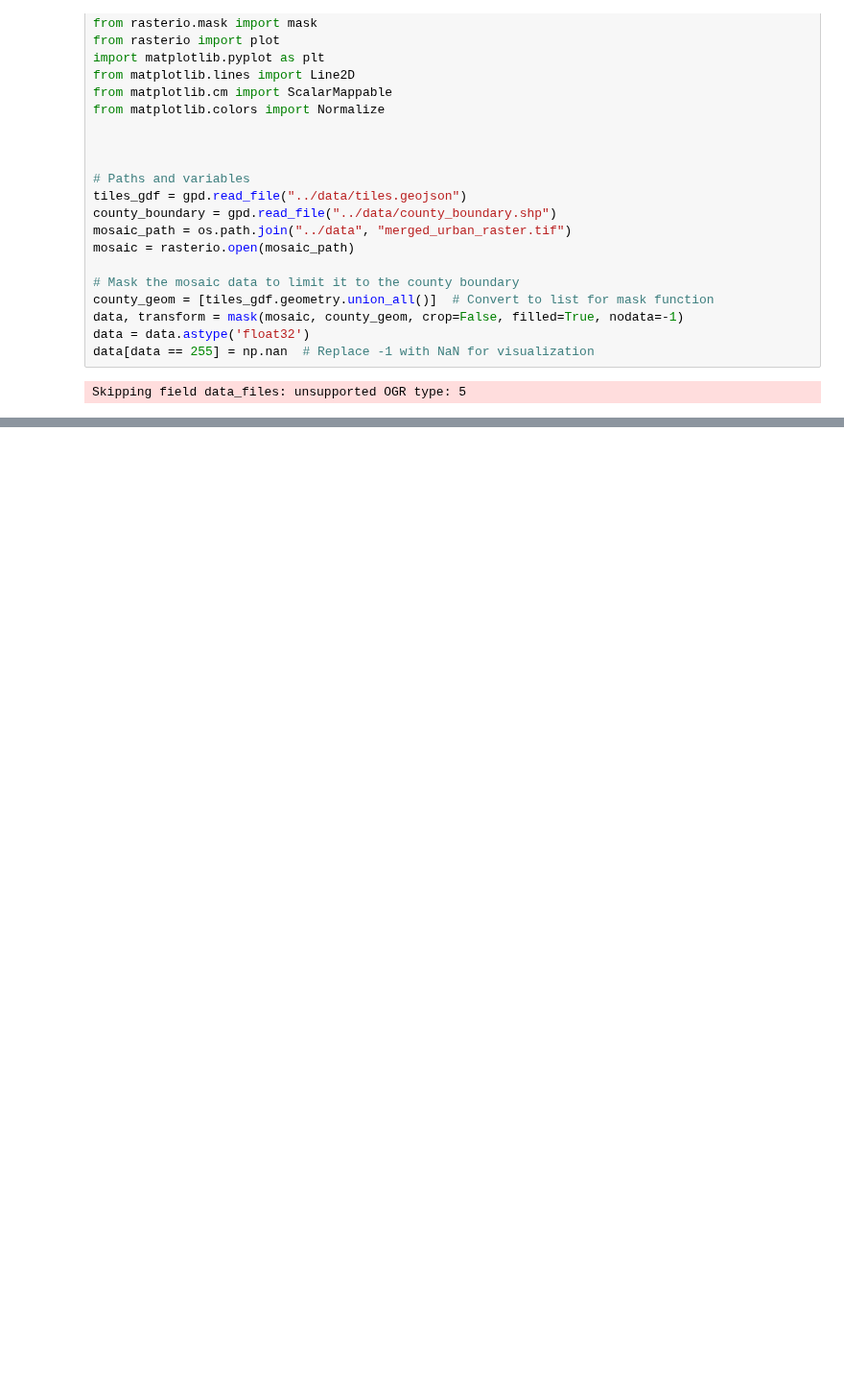
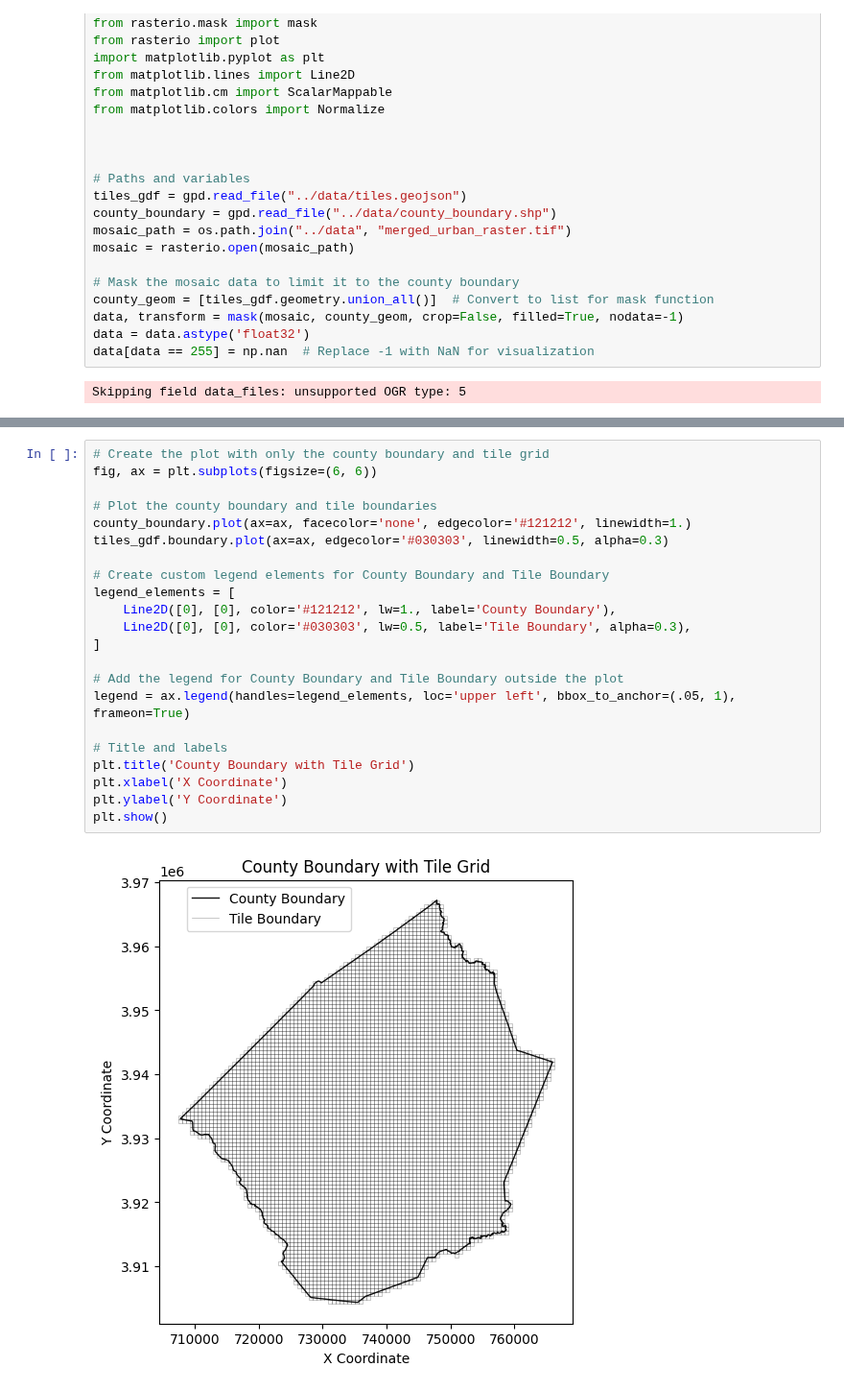
Before and after one commit to benton-tripp/urban-clay, a Jupyter notebook: notebooks/plot-urban-tiles.ipynb, the cells around one changed output, grey strips where cells are left out. Shown at 96% size. Saved outputs shown, nothing was run; the diff lists cells and outputs as text; blank space fills up the shorter version.

```diff
--- a/notebooks/plot-urban-tiles.ipynb
+++ b/notebooks/plot-urban-tiles.ipynb
@@ -66,0 +65,24 @@ plt.show()
+# %%
+# Create the plot with only the county boundary and tile grid
+fig, ax = plt.subplots(figsize=(6, 6))
+
+# Plot the county boundary and tile boundaries
+county_boundary.plot(ax=ax, facecolor='none', edgecolor='#121212', linewidth=1.)
+tiles_gdf.boundary.plot(ax=ax, edgecolor='#030303', linewidth=0.5, alpha=0.3)
+
+# Create custom legend elements for County Boundary and Tile Boundary
+legend_elements = [
+    Line2D([0], [0], color='#121212', lw=1., label='County Boundary'),
+    Line2D([0], [0], color='#030303', lw=0.5, label='Tile Boundary', alpha=0.3),
+]
+
+# Add the legend for County Boundary and Tile Boundary outside the plot
+legend = ax.legend(handles=legend_elements, loc='upper left', bbox_to_anchor=(.05, 1), frameon=True)
+
+# Title and labels
+plt.title('County Boundary with Tile Grid')
+plt.xlabel('X Coordinate')
+plt.ylabel('Y Coordinate')
+plt.show()
+# %% [output]
+[figure, added]
```
Also changed, not shown: parts of 1 cell of this notebook, 8 other files.
